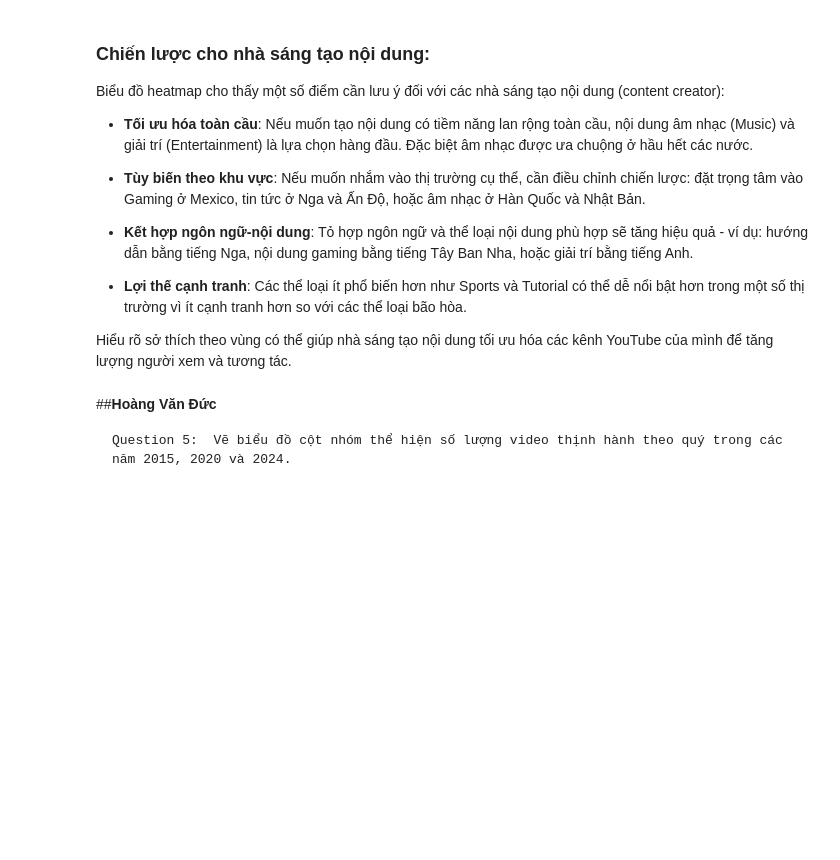
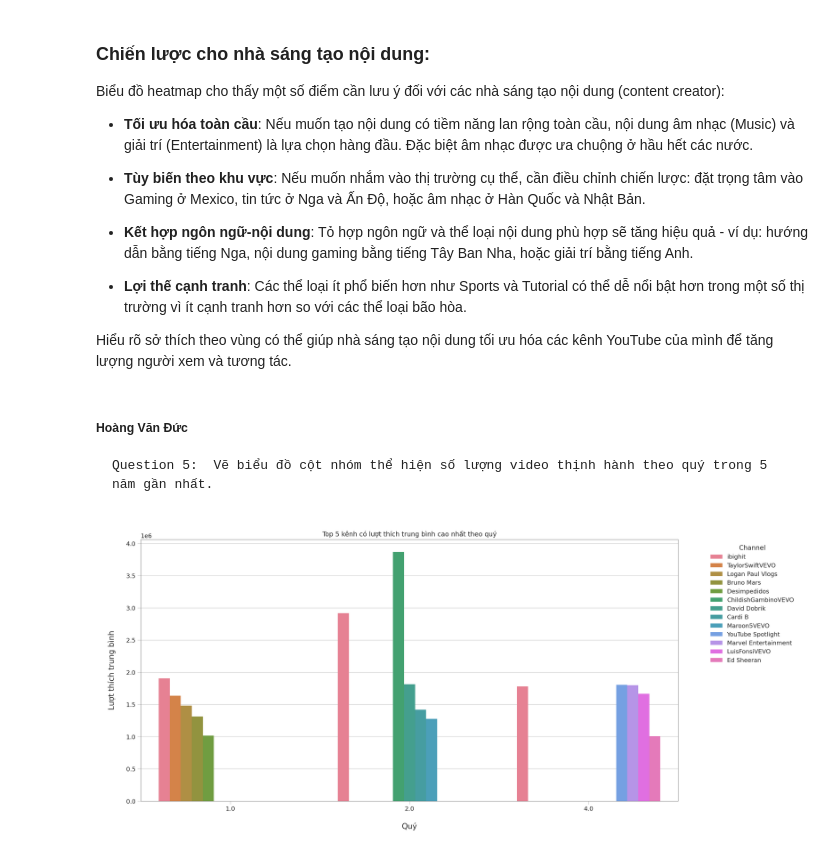
Before and after one commit to YumeSoft/Youtube-Data-Analysis-Project, a Jupyter notebook: Project_DA_cuối_kỳ.ipynb, the cells around one changed output. Cells and saved outputs as stored; diff of their text form; code cells hidden in the pictures; blank space fills up the shorter version.

```diff
--- a/Project_DA_cuối_kỳ.ipynb
+++ b/Project_DA_cuối_kỳ.ipynb
@@ -1201,6 +1219,25 @@ Biểu đồ heatmap cho thấy một số điểm cần lưu ý đối với c
 
 Hiểu rõ sở thích theo vùng có thể giúp nhà sáng tạo nội dung tối ưu hóa các kênh YouTube của mình để tăng lượng người xem và tương tác.
 # %% [markdown]
-##**Hoàng Văn Đức**
+##### **Hoàng Văn Đức**
 
-    Question 5:  Vẽ biểu đồ cột nhóm thể hiện số lượng video thịnh hành theo quý trong các năm 2015, 2020 và 2024.
+    Question 5:  Vẽ biểu đồ cột nhóm thể hiện số lượng video thịnh hành theo quý trong 5 năm gần nhất.
+# %%
+# ly do chon bieu do nay vi the hien xep hang video dang thinh hanh co bi anh huong khi co su xuat hien cua tiktok, muc do thinh hanh ra sao va de rut kinh nghiem cho phat trien kenh youtube
+
+
+likes_avg = combined_df.groupby(["channel_title", "year", "quarter"])["likes"].mean().reset_index()
+
+#  top 5 theo từng quý
+top_channels = likes_avg.groupby(["year", "quarter"]).apply(lambda x: x.nlargest(5, "likes")).reset_index(drop=True)
+
+plt.figure(figsize=(18, 8))
+sns.barplot(data=top_channels, x="quarter", y="likes", hue="channel_title")
+plt.title("Top 5 kênh có lượt thích trung bình cao nhất theo quý")
+plt.xlabel("Quý")
+plt.ylabel("Lượt thích trung bình")
+plt.legend(title="Channel", bbox_to_anchor=(1.05, 1), loc='upper left')
+plt.tight_layout()
+plt.show()
+# %% [output]
+[figure, added]
```
Also changed, not shown: parts of 10 cells of this notebook.
